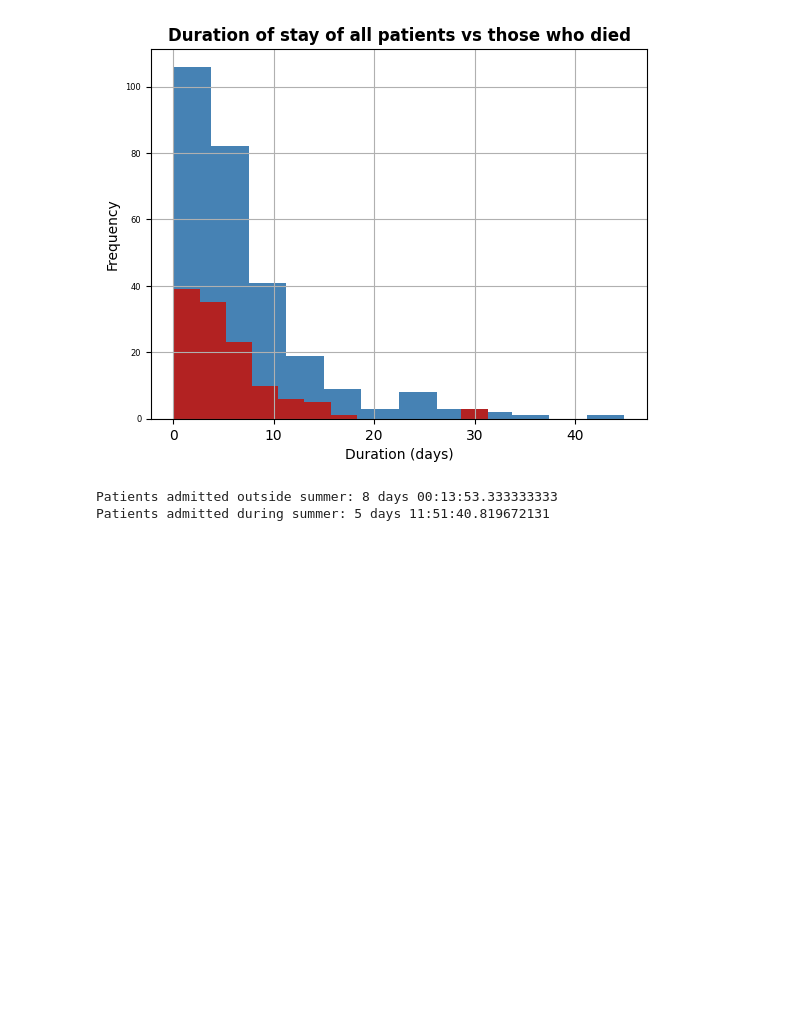
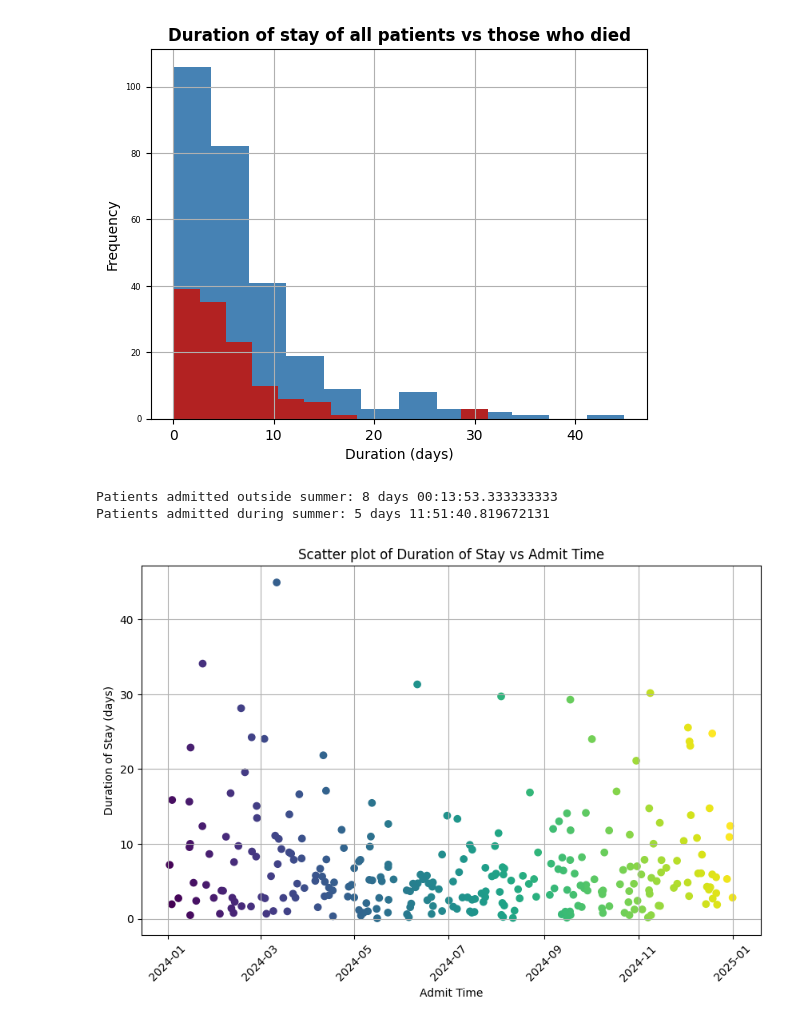
Before and after one commit to kkkarnav/MIMIC, a Jupyter notebook: 1_duration_of_stay.ipynb, the cells around one changed output. Saved outputs shown, nothing was run; the diff lists cells and outputs as text; code cells hidden in the pictures; blank space fills up the shorter version.

```diff
--- a/1_duration_of_stay.ipynb
+++ b/1_duration_of_stay.ipynb
@@ -143,3 +144,16 @@ print(f"Patients admitted during summer: {summer_df['duration_of_stay'].mean()}"
 [figure]
 Patients admitted outside summer: 8 days 00:13:53.333333333
 Patients admitted during summer: 5 days 11:51:40.819672131
+# %%
+# Visualize admit and discharge time deltas for all patients
+plt.figure(figsize=(10, 6))
+plt.scatter(pd.to_datetime(df["admittime"]), (df["duration_of_stay"].dt.total_seconds() / 86400), c=df["dischtime"])
+
+plt.xlabel('Admit Time')
+plt.ylabel('Duration of Stay (days)')
+plt.title('Scatter plot of Duration of Stay vs Admit Time')
+plt.xticks(rotation=45)
+plt.grid(True)
+plt.show()
+# %% [output]
+[figure, added]
```
Also changed, not shown: parts of 1 cell of this notebook.
